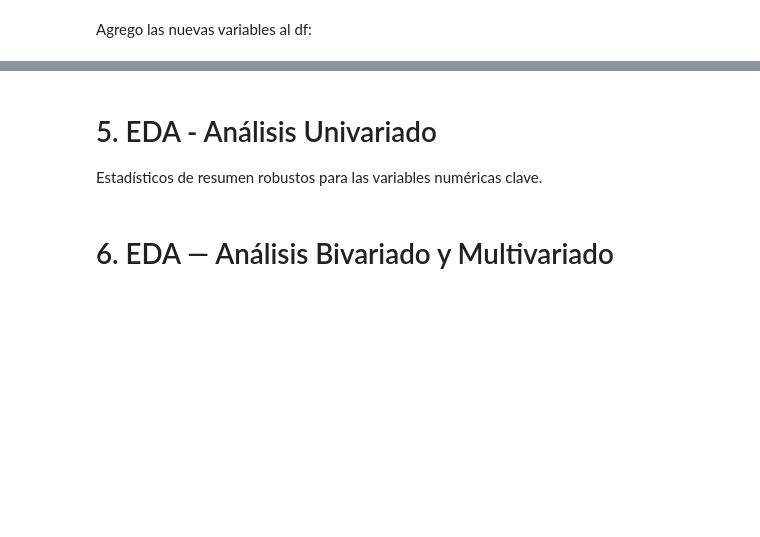
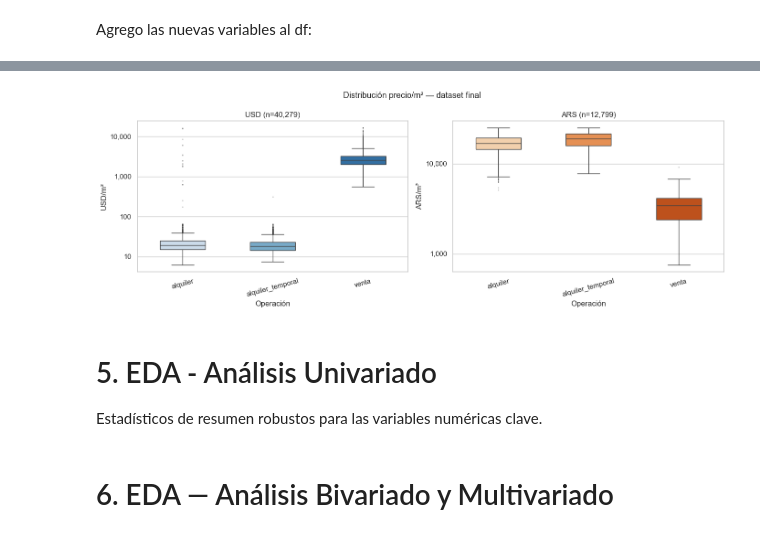
Before and after one commit to clararodriguezacevedo/descriptiva-real-estate, a Jupyter notebook: notebooks/eda.ipynb, the cells around one changed output, grey strips where cells are left out. Drawn from its saved outputs; the diff is of its cells as text; code cells hidden in the pictures; blank space fills up the shorter version.

```diff
--- a/notebooks/eda.ipynb
+++ b/notebooks/eda.ipynb
@@ -1404,0 +1712,13 @@ print(df_final.groupby(['moneda', 'operacion'])['precio_por_m2'].describe().roun
+# %%
+UMBRAL_NOCHE_ARS = 2_000   # ARS/m² implícito; por debajo → precio por noche
+
+mask_at_ars    = (
+    (df_final['operacion'] == 'alquiler_temporal') &
+    (df_final['moneda'] == 'ars')
+)
+mask_por_noche = mask_at_ars & (df_final['precio_por_m2_original'] < UMBRAL_NOCHE_ARS)
+
+print(f"Alquiler temporal ARS por noche (eliminados): {mask_por_noche.sum()}")
+print(f"Alquiler temporal ARS por mes  (conservados): {(mask_at_ars & ~mask_por_noche).sum()}")
+
+df_final = df_final[~mask_por_noche].copy()
@@ -1404,0 +1820,6 @@ print(df_final.groupby(['moneda', 'operacion'])['precio_por_m2'].describe().roun
+# %%
+df_final['log_precio']    = np.log1p(df_final['precio'])
+df_final['log_m2']        = np.log1p(df_final['m2_total'])
+df_final['log_precio_m2'] = np.log1p(df_final['precio_por_m2'])
+
+print("Variables logarítmicas creadas: log_precio, log_m2, log_precio_m2")
@@ -1404,0 +1834,51 @@ print(df_final.groupby(['moneda', 'operacion'])['precio_por_m2'].describe().roun
+# %%
+print("=" * 55)
+print(f"DATASET FINAL: {len(df_final):,} registros")
+print("=" * 55)
+
+# Sanidad: no deben quedar NaN ni infinitos en variables clave
+vars_clave = ['precio', 'm2_total', 'precio_por_m2',
+              'log_precio', 'log_m2', 'log_precio_m2']
+nans = df_final[vars_clave].isna().sum()
+infs = (df_final[vars_clave] == np.inf).sum()
+assert nans.sum() == 0, f"Hay NaN:\n{nans[nans > 0]}"
+assert infs.sum() == 0, f"Hay infinitos:\n{infs[infs > 0]}"
+print("OK — sin NaN ni infinitos en variables clave")
+
+# Distribución por segmento
+print("\nDistribución por segmento:")
+resumen = (
+    df_final
+    .groupby(['operacion', 'moneda', 'segmento_zona_modelo'])['precio_por_m2']
+    .agg(
+        n       = 'count',
+        p5      = lambda x: x.quantile(0.05),
+        mediana = 'median',
+        p95     = lambda x: x.quantile(0.95)
+    )
+    .round(0)
+)
+print(resumen)
+
+# Gráfico con escala logarítmica en el eje Y para legibilidad
+fig, axes = plt.subplots(1, 2, figsize=(14, 5))
+fig.suptitle('Distribución precio/m² — dataset final', fontsize=13)
+
+for ax, (moneda, palette) in zip(axes, [('usd', 'Blues'), ('ars', 'Oranges')]):
+    datos = df_final[df_final['moneda'] == moneda]
+    sns.boxplot(
+        x='operacion', y='precio_por_m2',
+        data=datos, ax=ax,
+        palette=palette, width=0.5,
+        flierprops=dict(marker='.', markersize=2, alpha=0.3)
+    )
+    ax.set_yscale('log')
+    ax.yaxis.set_major_formatter(plt.FuncFormatter(lambda x, _: f'{x:,.0f}'))
+    ax.set_title(f'{moneda.upper()} (n={len(datos):,})')
+    ax.set_xlabel('Operación')
+    ax.set_ylabel(f'{moneda.upper()}/m²')
+    ax.tick_params(axis='x', rotation=15)
+
+plt.tight_layout()
+plt.show()
+# %% [output]
@@ -1405,3 +1904,4 @@ print(df_final.groupby(['moneda', 'operacion'])['precio_por_m2'].describe().roun
+[figure, added]
 # %% [markdown]
 # 5. EDA - Análisis Univariado
 
```
Also changed, not shown: parts of 41 cells of this notebook.
